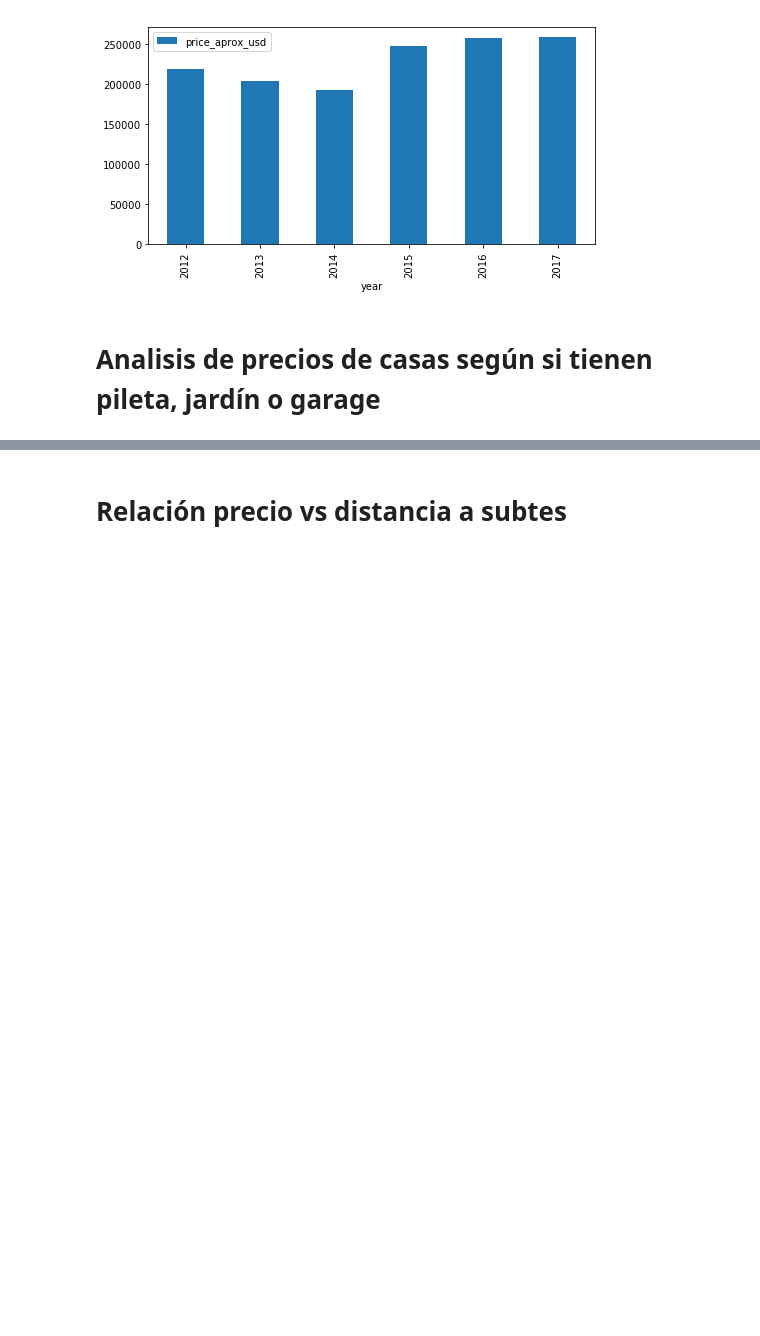
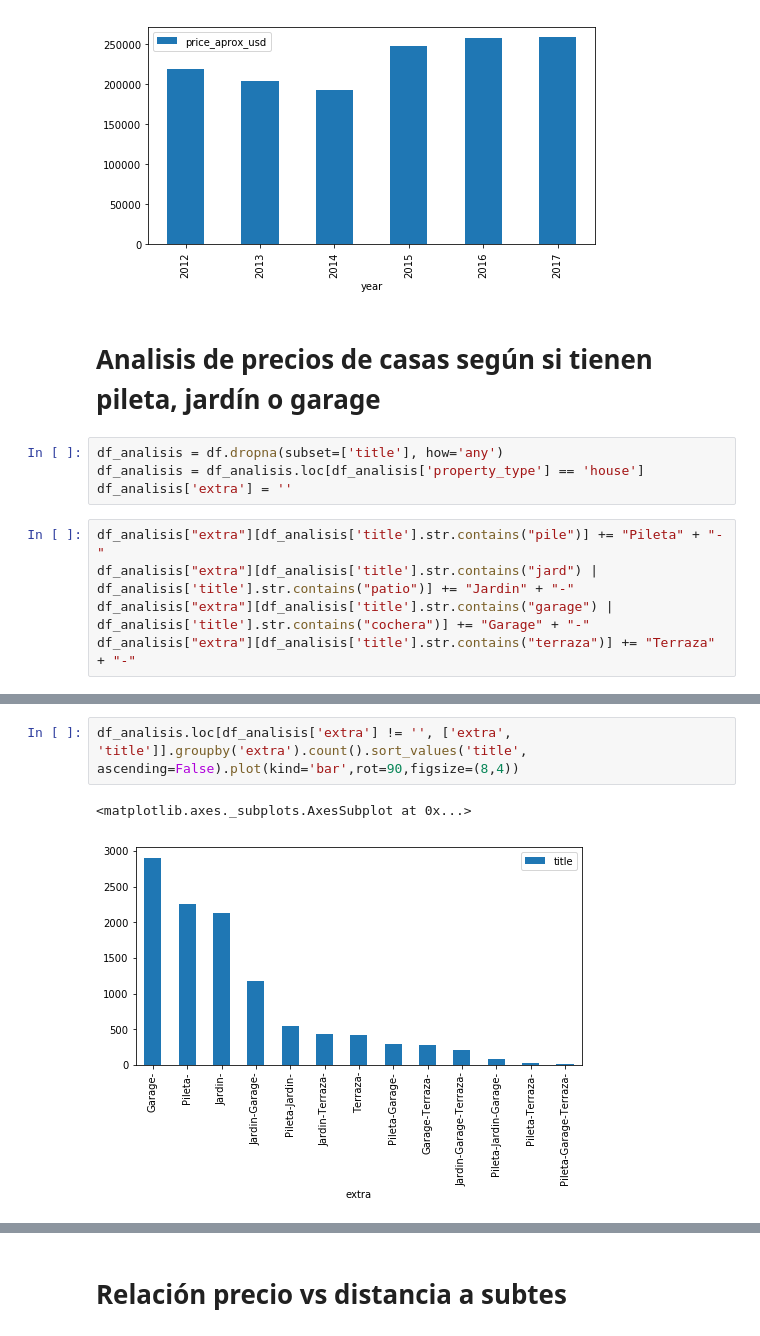
Before and after one commit to lucaslavandeira/7506-tp, a Jupyter notebook: analisis_exploratorio.ipynb, the cells around one changed output, grey strips where cells are left out. Drawn from its saved outputs; the diff is of its cells as text; blank space fills up the shorter version.

```diff
--- a/analisis_exploratorio.ipynb
+++ b/analisis_exploratorio.ipynb
@@ -630,3 +630,12 @@ precio_por_anio_promedio.plot(kind='bar',rot=90,figsize=(8,4));
 [figure]
 # %% [markdown]
 # Analisis de precios de casas según si tienen pileta, jardín o garage
+# %%
+df_analisis = df.dropna(subset=['title'], how='any')
+df_analisis = df_analisis.loc[df_analisis['property_type'] == 'house']
+df_analisis['extra'] = ''
+# %%
+df_analisis["extra"][df_analisis['title'].str.contains("pile")] += "Pileta" + "-"
+df_analisis["extra"][df_analisis['title'].str.contains("jard") | df_analisis['title'].str.contains("patio")] += "Jardin" + "-"
+df_analisis["extra"][df_analisis['title'].str.contains("garage") | df_analisis['title'].str.contains("cochera")] += "Garage" + "-"
+df_analisis["extra"][df_analisis['title'].str.contains("terraza")] += "Terraza" + "-"
@@ -633,3 +659,8 @@ precio_por_anio_promedio.plot(kind='bar',rot=90,figsize=(8,4));
+# %%
+df_analisis.loc[df_analisis['extra'] != '', ['extra', 'title']].groupby('extra').count().sort_values('title', ascending=False).plot(kind='bar',rot=90,figsize=(8,4))
+# %% [output]
+<matplotlib.axes._subplots.AxesSubplot at 0x...>
+[figure, added]
 # %%
 df_analisis_pileta = df.dropna(subset=['title'], how='any')
 df_analisis_pileta = df_analisis_pileta.loc[df_analisis_pileta['property_type'] == 'house']
```
Also changed, not shown: parts of 3 cells of this notebook.
